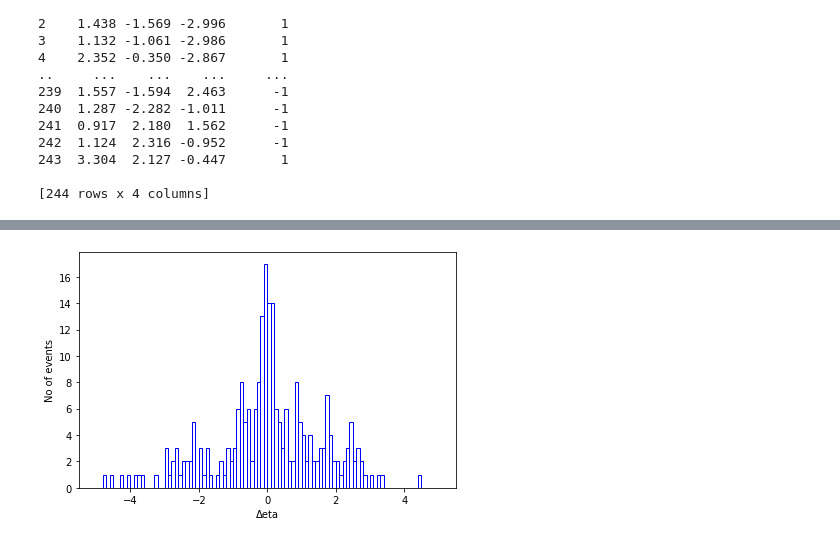
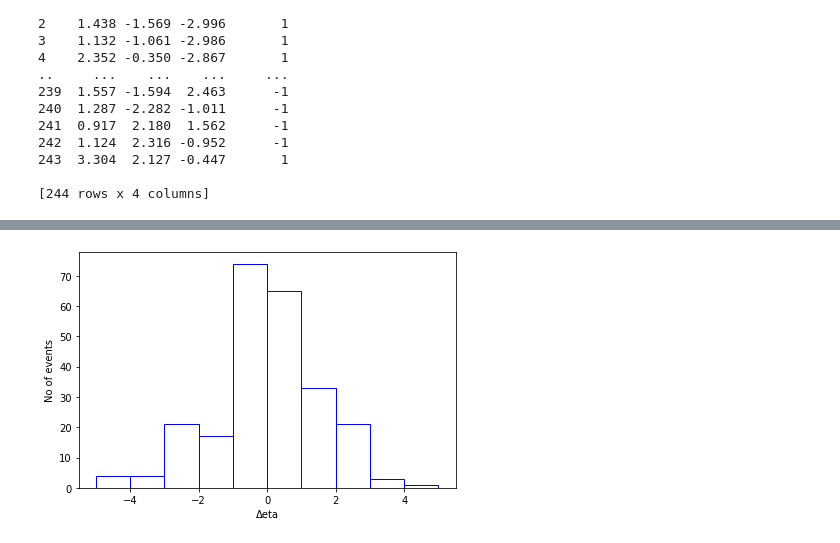
Before and after one commit to HarryWang0619/CIS_May_FinalProject, a Jupyter notebook: Zihao(test).ipynb, the cells around one changed output, grey strips where cells are left out. Drawn from its saved outputs; the diff is of its cells as text; code cells hidden in the pictures.

```diff
--- a/Zihao(test).ipynb
+++ b/Zihao(test).ipynb
@@ -40,13 +49,13 @@ plt.show()
 eta = data[data.columns[1]]
 deta = np.diff(eta)
 # %%
-nbins = 100
+nbins = 10
 xmin = -5
 xmax = 5
 plt.hist(deta,nbins,color="white", edgecolor="blue",range = [xmin,xmax])
 plt.ylabel(r'No of events')
 plt.xlabel(r'Δeta')
 plt.tight_layout()
 plt.show()
 # %% [output]
-[figure, old version]
+[figure, new version]
```
Also changed, not shown: parts of 8 cells of this notebook.
